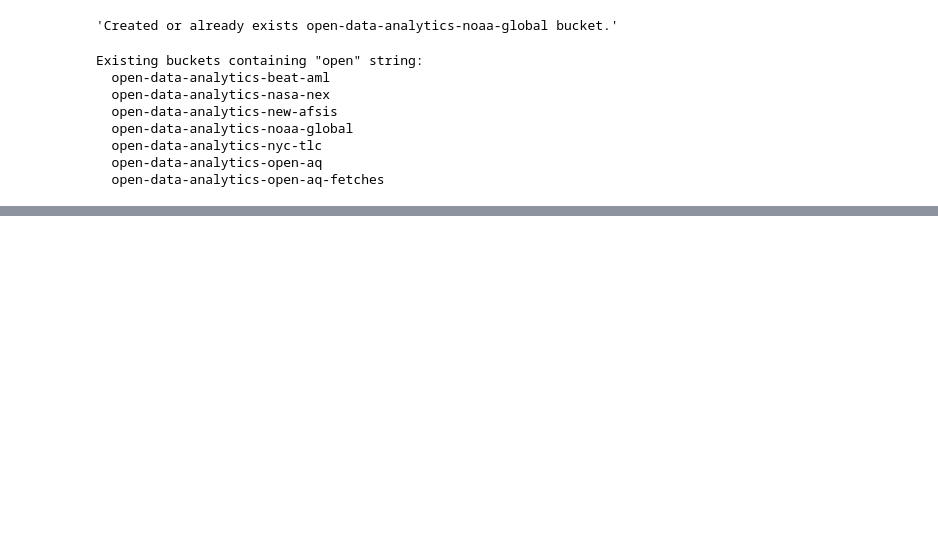
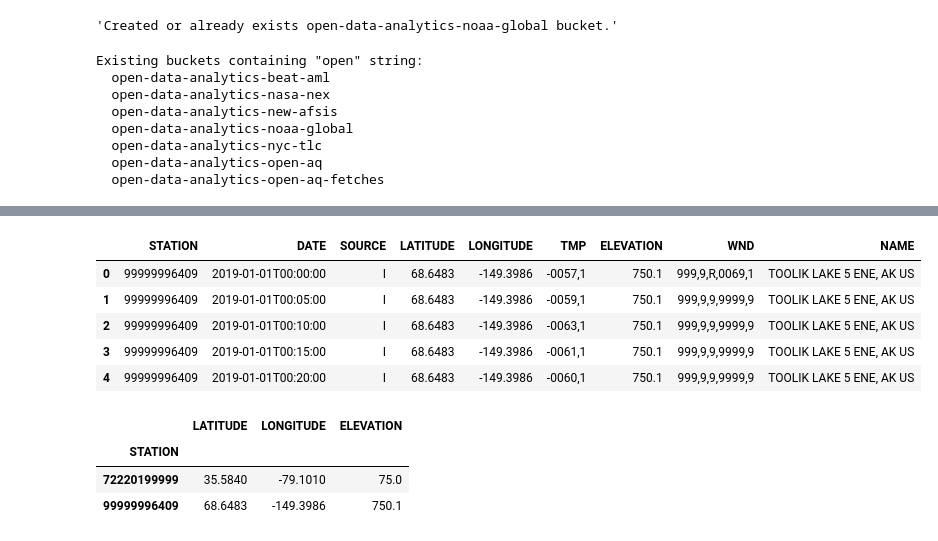
Before and after one commit to RachelShanahan/QTM-350, a Jupyter notebook: Global-NOAA.ipynb, the cells around one changed output, grey strips where cells are left out. Cells and saved outputs as stored; diff of their text form; code cells hidden in the pictures; blank space fills up the shorter version.

```diff
--- a/Global-NOAA.ipynb
+++ b/Global-NOAA.ipynb
@@ -125,0 +139,20 @@ df.head()
+# %%
+df_join = df_2019.append(df_2005)
+#df_join
+df_join.head()
+#join the datasets together
+# %% [output]
+|  | STATION | DATE | SOURCE | LATITUDE | LONGITUDE | TMP | ELEVATION | WND | NAME |
+| 0 | 99999996409 | 2019-01-01T00:00:00 | I | 68.6483 | -149.3986 | -0057,1 | 750.1 | 999,9,R,0069,1 | TOOLIK LAKE 5 ENE, AK US |
+| 1 | 99999996409 | 2019-01-01T00:05:00 | I | 68.6483 | -149.3986 | -0059,1 | 750.1 | 999,9,9,9999,9 | TOOLIK LAKE 5 ENE, AK US |
+| 2 | 99999996409 | 2019-01-01T00:10:00 | I | 68.6483 | -149.3986 | -0063,1 | 750.1 | 999,9,9,9999,9 | TOOLIK LAKE 5 ENE, AK US |
+| 3 | 99999996409 | 2019-01-01T00:15:00 | I | 68.6483 | -149.3986 | -0061,1 | 750.1 | 999,9,9,9999,9 | TOOLIK LAKE 5 ENE, AK US |
+| 4 | 99999996409 | 2019-01-01T00:20:00 | I | 68.6483 | -149.3986 | -0060,1 | 750.1 | 999,9,9,9999,9 | TOOLIK LAKE 5 ENE, AK US |
+# %%
+df_join.groupby(['STATION']).mean()
+#observes the coordinates and elevation of both stations that we are studying
+# %% [output]
+|  | LATITUDE | LONGITUDE | ELEVATION |
+| STATION |  |  |  |
+| 72220199999 | 35.5840 | -79.1010 | 75.0 |
+| 99999996409 | 68.6483 | -149.3986 | 750.1 |
```
Also changed, not shown: parts of 9 cells of this notebook.
